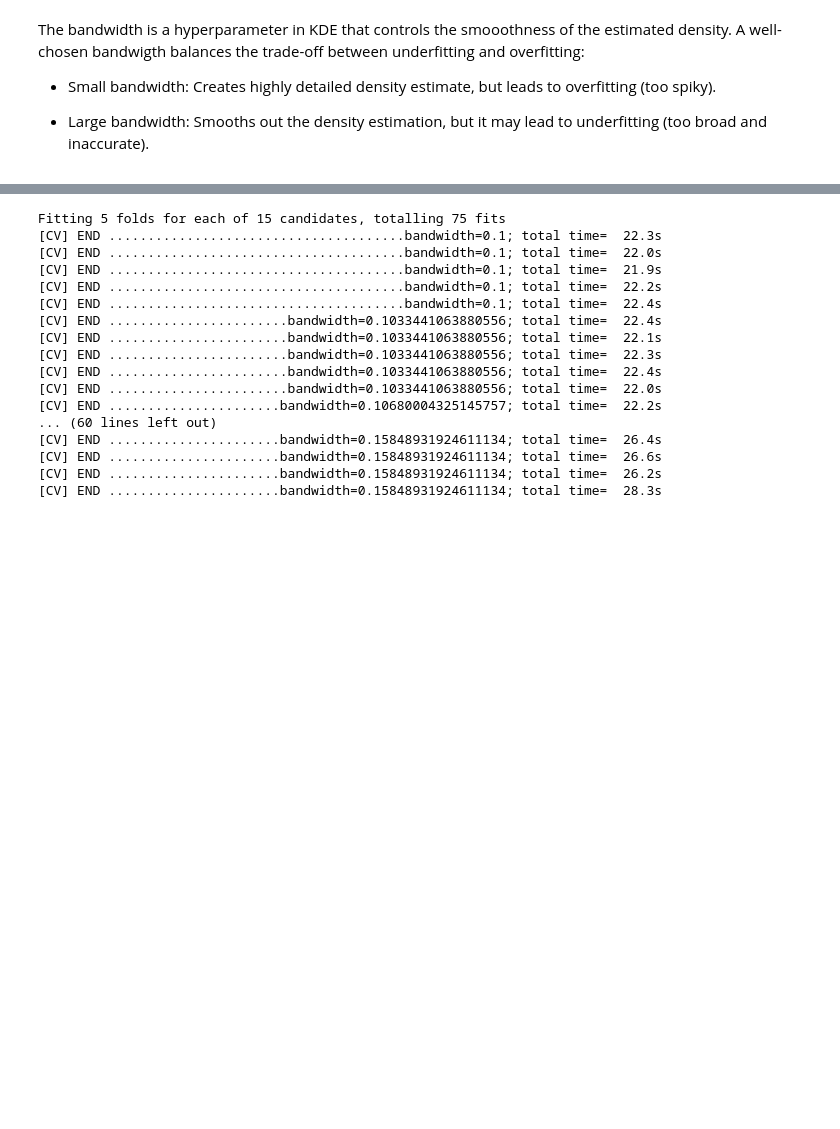
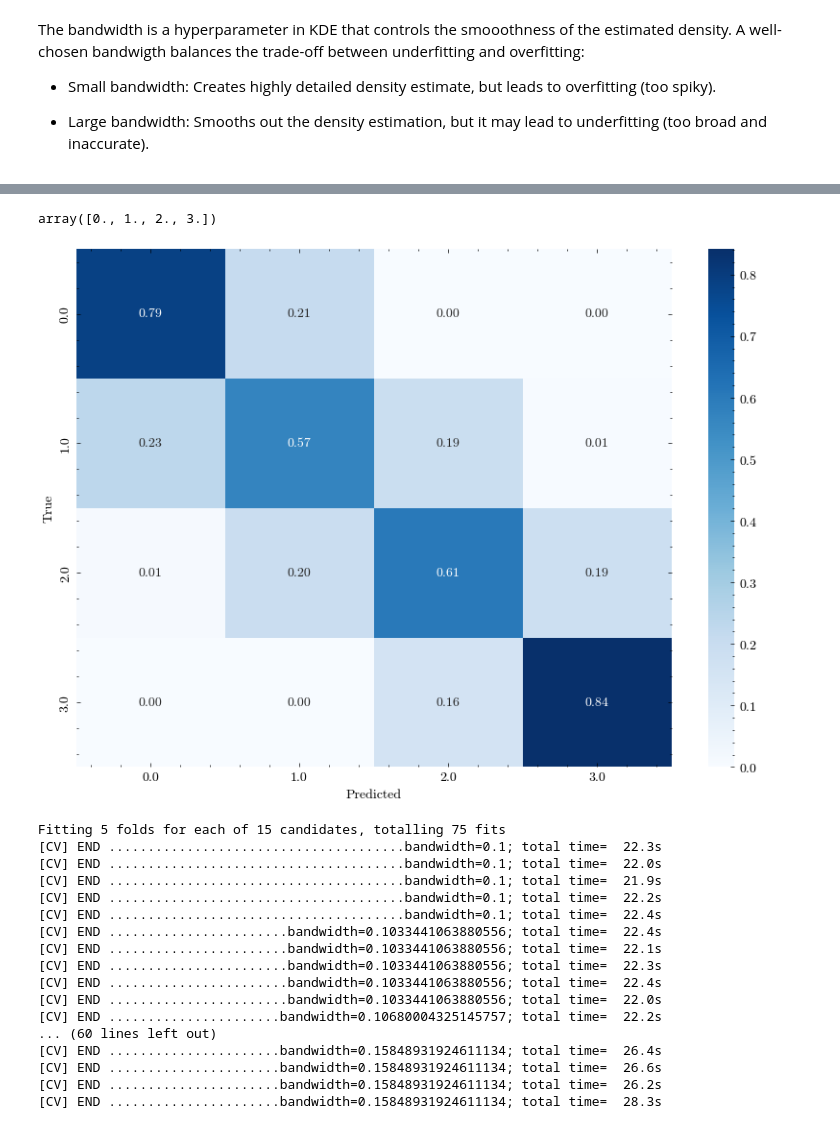
Before and after one commit to jdpkololgi/Illustris, a Jupyter notebook: E_bayes.ipynb, the cells around one changed output, grey strips where cells are left out. Saved outputs shown, nothing was run; the diff lists cells and outputs as text; code cells hidden in the pictures; blank space fills up the shorter version.

```diff
--- a/E_bayes.ipynb
+++ b/E_bayes.ipynb
@@ -233,0 +303,10 @@ Theoretical accuracy limit for test set from Bayes error rate: 76.49%
+# %%
+classes
+weights = np.array([0.7237, 0.1130, 0.0609, 0.1024])
+# %%
+from sklearn.naive_bayes import GaussianNB
+from sklearn.svm import SVC
+from sklearn.ensemble import HistGradientBoostingClassifier
+
+model = HistGradientBoostingClassifier(learning_rate=0.1, random_state=42, verbose=1, class_weight=dict(zip(classes, weights)), max_iter=1000)
+model.fit(train_x, train_y)
@@ -233,0 +334,14 @@ Theoretical accuracy limit for test set from Bayes error rate: 76.49%
+# %%
+from sklearn.metrics import (
+    accuracy_score,
+    confusion_matrix,
+    ConfusionMatrixDisplay,
+    f1_score,
+    classification_report,
+)
+
+y_pred = model.predict(test_x)
+accuracy = accuracy_score(test_y, y_pred)
+f1 = f1_score(test_y, y_pred, average='weighted')
+print(f'Accuracy: {accuracy:.2f}')
+print(f'F1 score: {f1:.2f}')
@@ -234,3 +371,18 @@ Theoretical accuracy limit for test set from Bayes error rate: 76.49%
+# %%
+classes = np.unique(targets)
+classes
+# %% [output]
+array([0., 1., 2., 3.])
+# %%
+cm = confusion_matrix(test_y, y_pred)
+cm = cm.astype('float') / cm.sum(axis=1)[:, np.newaxis]
+plt.figure(figsize=(10,7))
+sns.heatmap(cm, annot=True, fmt='.2f',cmap='Blues', xticklabels=classes, yticklabels=classes)
+plt.xlabel('Predicted')
+plt.ylabel('True')
+plt.show()
+# %% [output]
+[figure, added]
 # %%
 # maximising log likelihood for optimal bandwidth
 bandwidths = np.logspace(-1.0, -0.8, 15)
```
Also changed, not shown: parts of 24 cells of this notebook, 7 other files.
